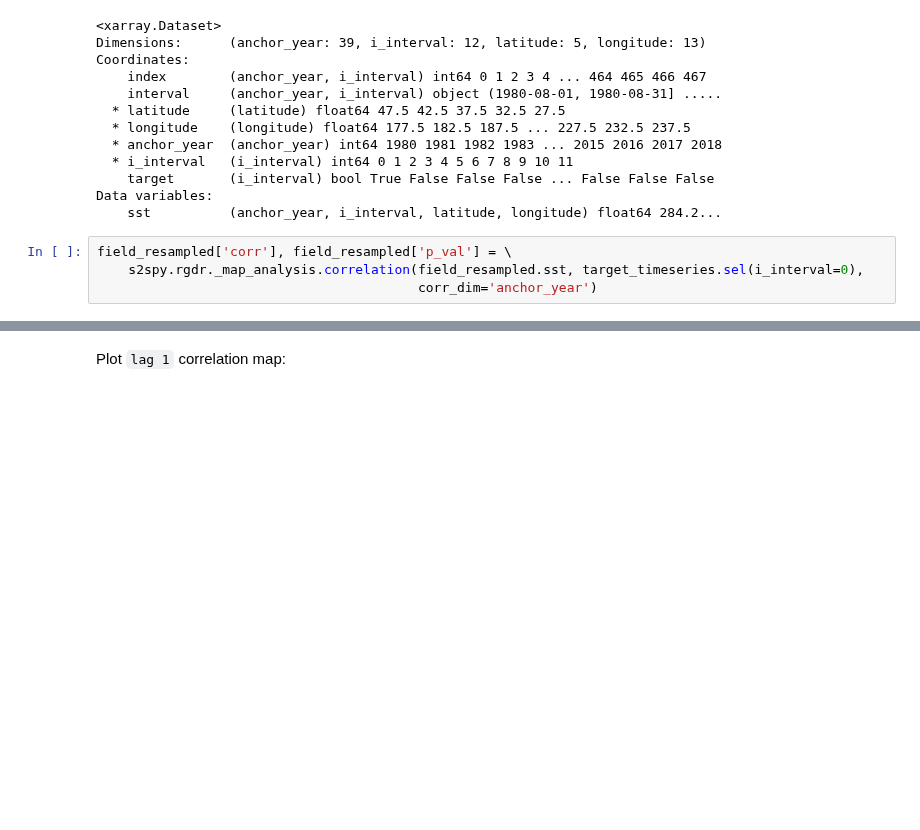
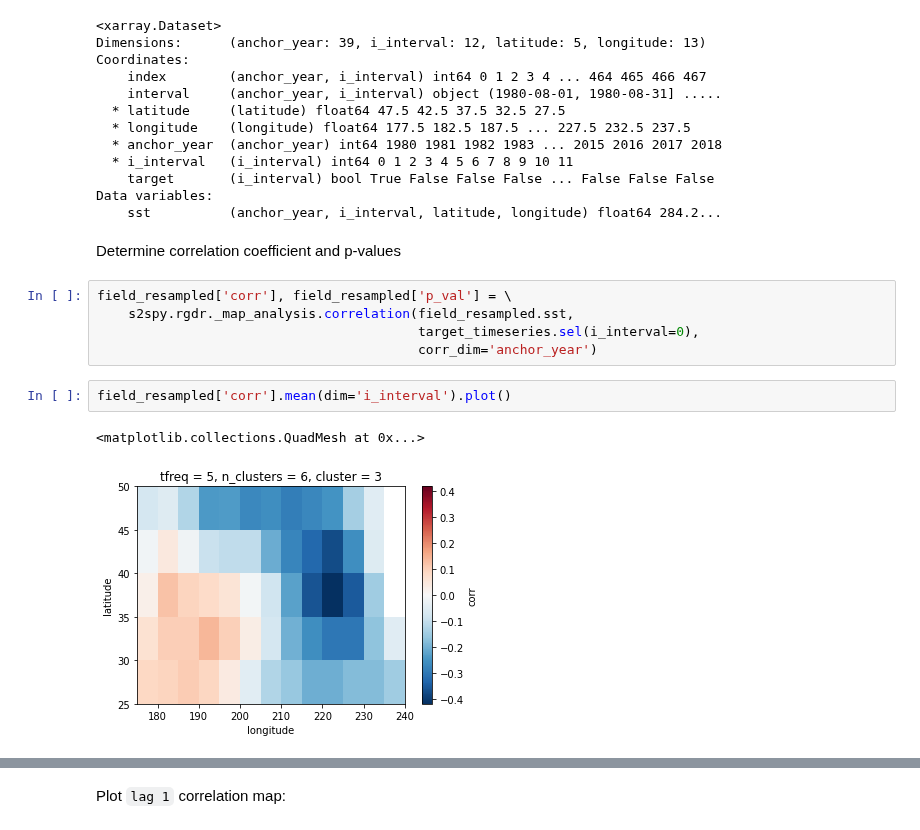
Before and after one commit to AI4S2S/s2spy, a Jupyter notebook: notebooks/working_notebook.ipynb, the cells around one changed output, grey strips where cells are left out. Saved outputs shown, nothing was run; the diff lists cells and outputs as text; blank space fills up the shorter version.

```diff
--- a/notebooks/working_notebook.ipynb
+++ b/notebooks/working_notebook.ipynb
@@ -32,7 +30,15 @@ Coordinates:
     target       (i_interval) bool True False False False ... False False False
 Data variables:
     sst          (anchor_year, i_interval, latitude, longitude) float64 284.2...
+# %% [markdown]
+Determine correlation coefficient and p-values
 # %%
 field_resampled['corr'], field_resampled['p_val'] = \
-    s2spy.rgdr._map_analysis.correlation(field_resampled.sst, target_timeseries.sel(i_interval=0),
+    s2spy.rgdr._map_analysis.correlation(field_resampled.sst,
+                                         target_timeseries.sel(i_interval=0),
                                          corr_dim='anchor_year')
+# %%
+field_resampled['corr'].mean(dim='i_interval').plot()
+# %% [output]
+<matplotlib.collections.QuadMesh at 0x...>
+[figure, added]
```
Also changed, not shown: parts of 4 cells of this notebook, 1 other file.
